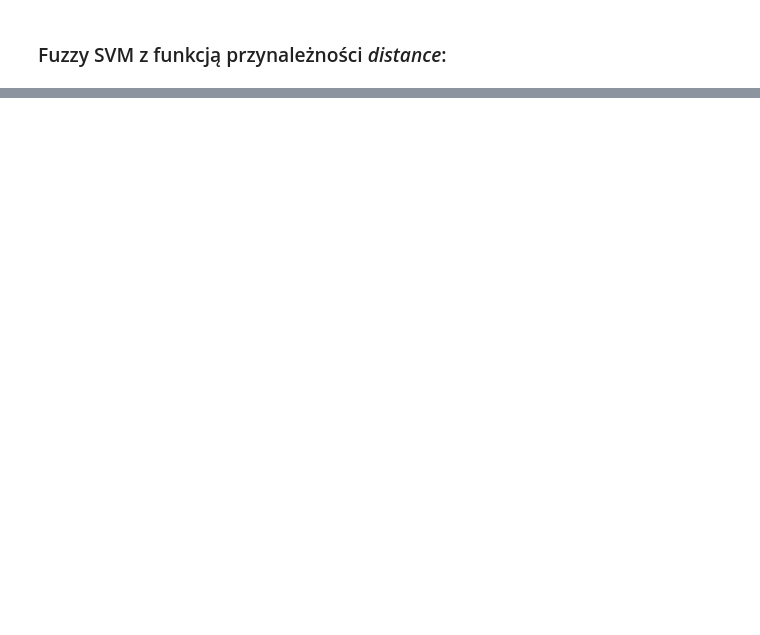
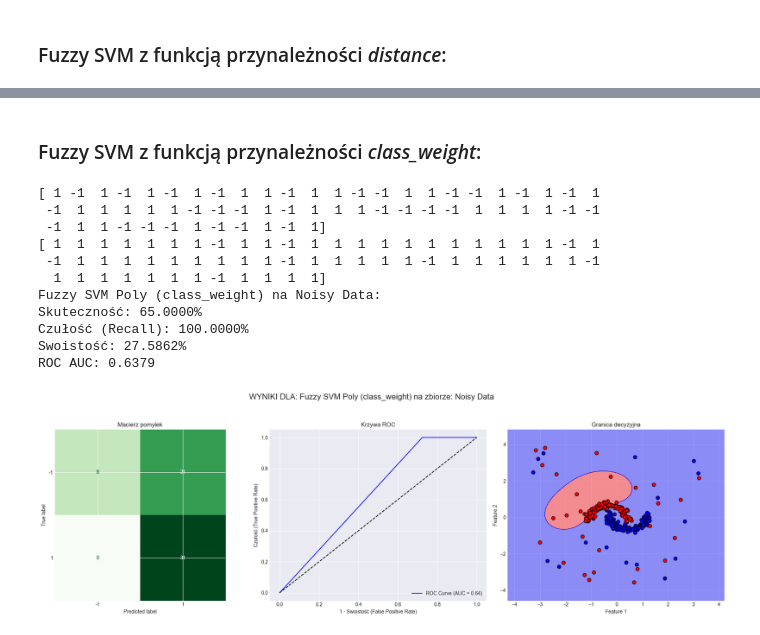
Before and after one commit to Jvsin/ai-studies, a Jupyter notebook: msi/lab4.ipynb, the cells around one changed output, grey strips where cells are left out. Drawn from its saved outputs; the diff is of its cells as text; code cells hidden in the pictures; blank space fills up the shorter version.

```diff
--- a/msi/lab4.ipynb
+++ b/msi/lab4.ipynb
@@ -417,0 +456,22 @@ ROC AUC: 0.5363
+# %% [markdown]
+### Fuzzy SVM z funkcją przynależności *class_weight*:
+# %%
+fuzzy_svm = FuzzySVM(kernel='rbf', membership_type='class_weight', C=1.0)
+fuzzy_svm.fit(X_train, y_train)
+fuzzy_svm_pred = fuzzy_svm.predict(X_test)
+print(y_test)
+print(fuzzy_svm_pred)
+evaluate_classifier(y_test, fuzzy_svm_pred, X, y, fuzzy_svm, "Fuzzy SVM Poly (class_weight)", "Noisy Data", [-1, 1])
+# %% [output]
+[ 1 -1  1 -1  1 -1  1 -1  1  1 -1  1  1 -1 -1  1  1 -1 -1  1 -1  1 -1  1
+ -1  1  1  1  1  1 -1 -1 -1  1 -1  1  1  1 -1 -1 -1 -1  1  1  1  1 -1 -1
+ -1  1  1 -1 -1 -1  1 -1 -1  1 -1  1]
+[ 1  1  1  1  1  1  1 -1  1  1 -1  1  1  1  1  1  1  1  1  1  1  1 -1  1
+ -1  1  1  1  1  1  1  1  1  1 -1  1  1  1  1  1 -1  1  1  1  1  1  1 -1
+  1  1  1  1  1  1  1 -1  1  1  1  1]
+Fuzzy SVM Poly (class_weight) na Noisy Data:
+Skuteczność: 65.0000%
+Czułość (Recall): 100.0000%
+Swoistość: 27.5862%
+ROC AUC: 0.6379
+[figure, added]
```
Also changed, not shown: parts of 7 cells of this notebook.
